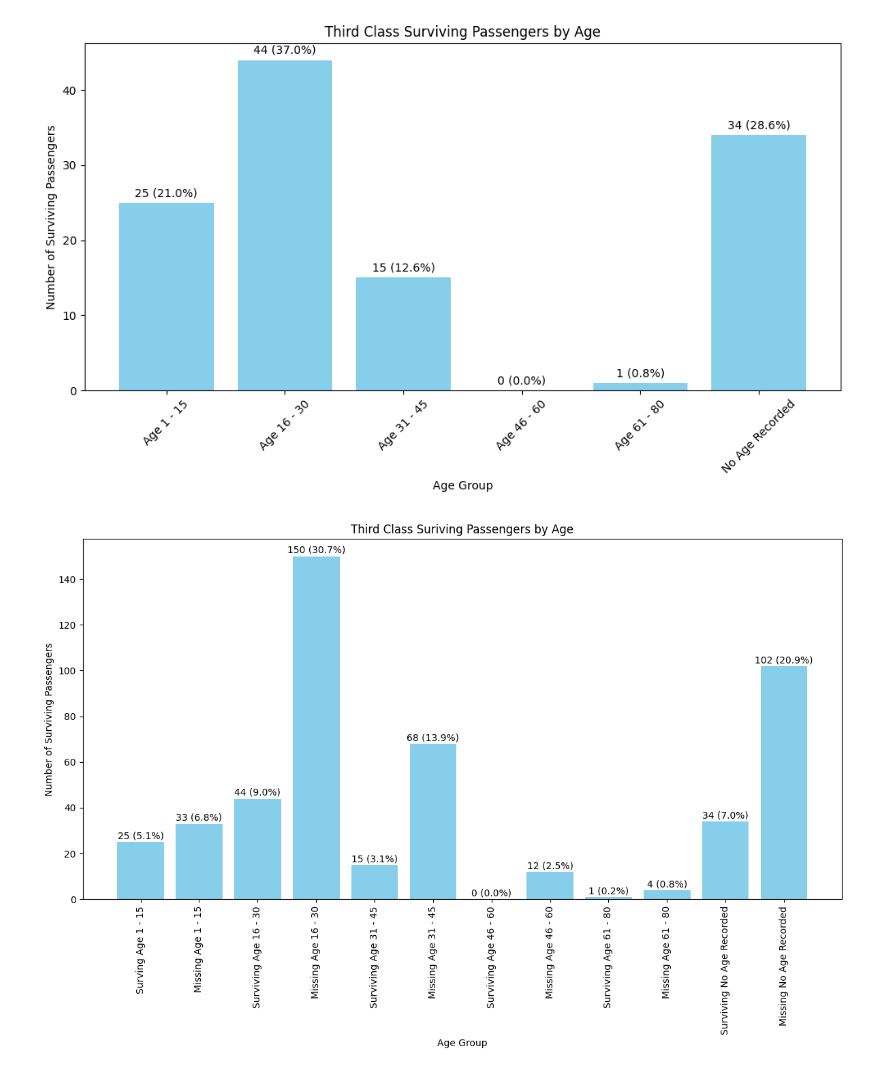
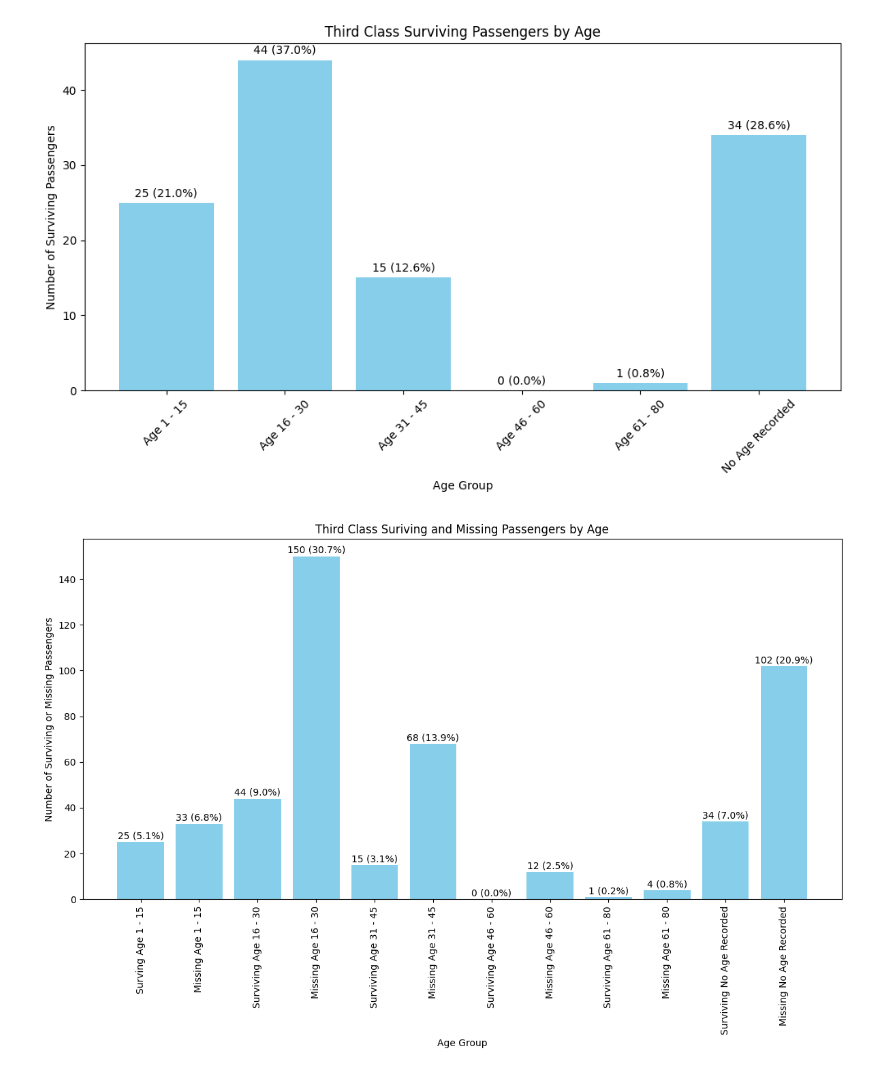
Before and after one commit to hrawp/datafun-06-eda, a Jupyter notebook: aaron_eda.ipynb, the cells around one changed output. Cells and saved outputs as stored; diff of their text form; code cells hidden in the pictures.

```diff
--- a/aaron_eda.ipynb
+++ b/aaron_eda.ipynb
@@ -477,33 +478,33 @@ plt.show()
 # %%
 # Example DataFrame
 data = {
     'Age Group': ['Surving Age 1 - 15', 'Missing Age 1 - 15','Surviving Age 16 - 30', 'Missing Age 16 - 30','Surviving Age 31 - 45', 'Missing Age 31 - 45','Surviving Age 46 - 60', 'Missing Age 46 - 60','Surviving Age 61 - 80', 'Missing Age 61 - 80','Surviving No Age Recorded','Missing No Age Recorded'],
     'Count': [age153rds, age153rdd, age303rds, age303rdd, age453rds, age453rdd, age603rds, age603rdd, age803rds, age803rdd, agenone3rds, agenone3rdd]
 }
 df = pd.DataFrame(data)
 
 # Create a larger figure
 plt.figure(figsize=(12, 8))
 # Calculate total count and percentages
 total_count = df['Count'].sum()
 df['Percentage'] = (df['Count'] / total_count) * 100
 
 # Create the bar chart
 plt.bar(df['Age Group'], df['Count'], color='skyblue')
 
 # Add count and percentage labels on top of the bars
 for index, row in df.iterrows():
     plt.text(row['Age Group'], row['Count'] + 0.5,
              f"{row['Count']} ({row['Percentage']:.1f}%)",
              ha='center', va='bottom')
 
 
 plt.bar(df['Age Group'], df['Count'], color='skyblue')
 plt.xlabel('Age Group')
-plt.ylabel('Number of Surviving Passengers')
-plt.title('Third Class Suriving Passengers by Age')
+plt.ylabel('Number of Surviving or Missing Passengers')
+plt.title('Third Class Suriving and Missing Passengers by Age')
 plt.xticks(rotation=90)
 plt.tight_layout()  # Adjust layout to prevent clipping
 plt.show()
 # %% [output]
-[figure, old version]
+[figure, new version]
```
Also changed, not shown: parts of 3 cells of this notebook.
